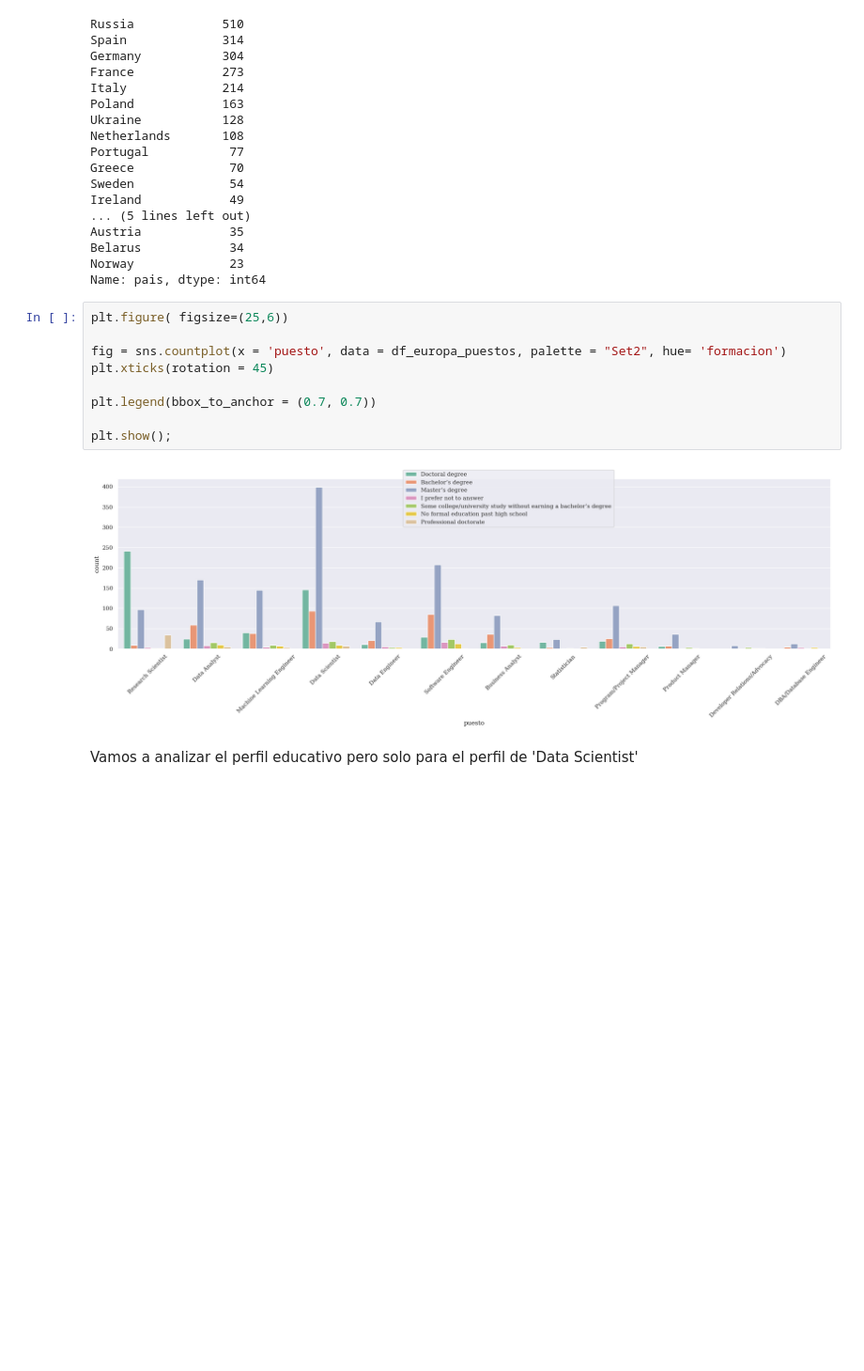
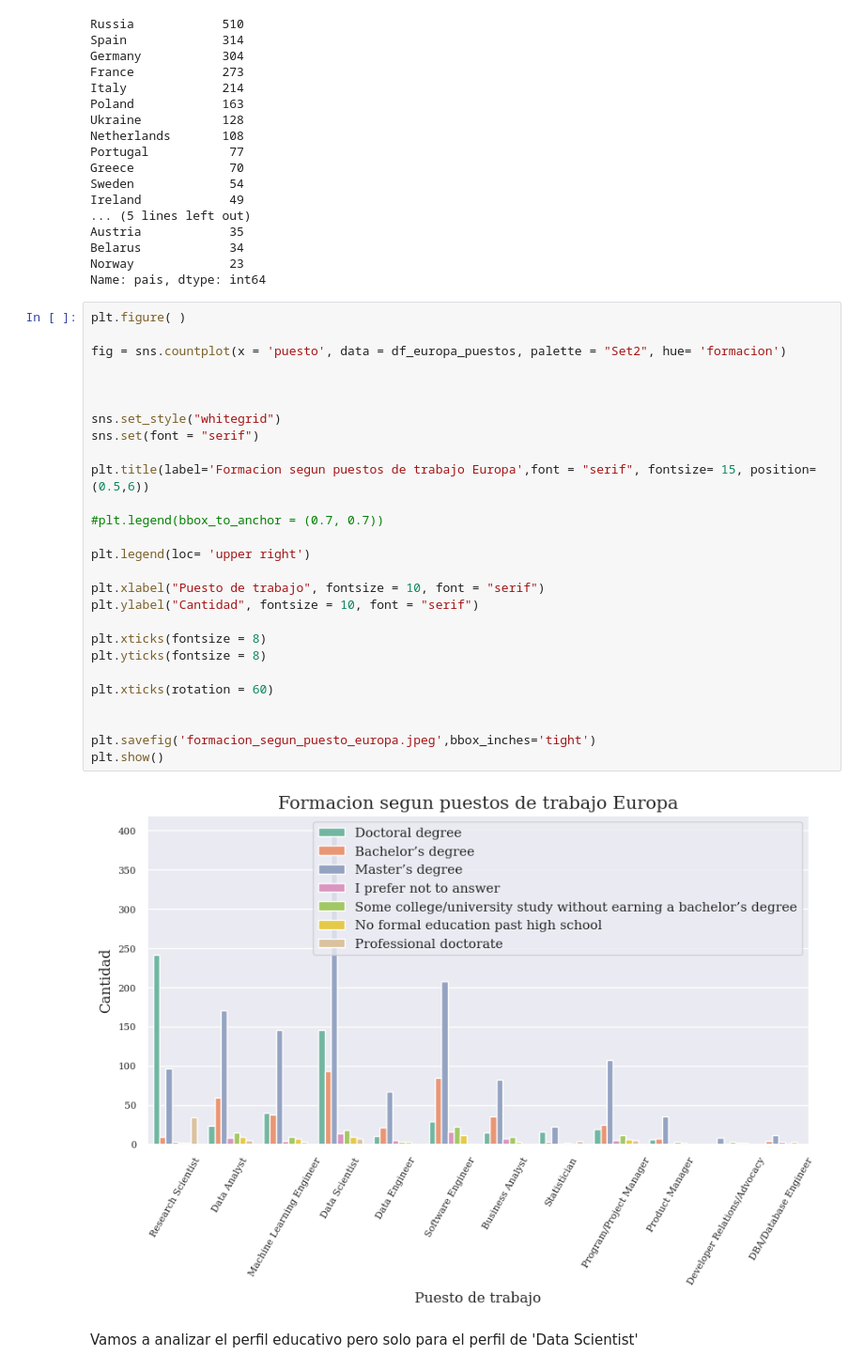
Before and after one commit to Adalab/project-DA-promo-c-modulo-2-team-5, a Jupyter notebook: Sprint3/sprint3_proyecto_modulo2.ipynb, the cells around one changed output. Shown at 94% size. Cells and saved outputs as stored; diff of their text form; blank space fills up the shorter version.

```diff
--- a/Sprint3/sprint3_proyecto_modulo2.ipynb
+++ b/Sprint3/sprint3_proyecto_modulo2.ipynb
@@ -201,17 +215,35 @@ Austria            35
 Belarus            34
 Norway             23
 Name: pais, dtype: int64
-# %%
-plt.figure( figsize=(25,6))
-
-fig = sns.countplot(x = 'puesto', data = df_europa_puestos, palette = "Set2", hue= 'formacion')
-plt.xticks(rotation = 45)
-
-plt.legend(bbox_to_anchor = (0.7, 0.7))
-
-plt.show();
-# %% [output]
-[figure, removed]
+# %%
+plt.figure( )
+
+fig = sns.countplot(x = 'puesto', data = df_europa_puestos, palette = "Set2", hue= 'formacion')
+
+
+
+sns.set_style("whitegrid")
+sns.set(font = "serif")
+
+plt.title(label='Formacion segun puestos de trabajo Europa',font = "serif", fontsize= 15, position=(0.5,6))
+
+#plt.legend(bbox_to_anchor = (0.7, 0.7))
+
+plt.legend(loc= 'upper right')
+
+plt.xlabel("Puesto de trabajo", fontsize = 10, font = "serif")
+plt.ylabel("Cantidad", fontsize = 10, font = "serif")
+
+plt.xticks(fontsize = 8)
+plt.yticks(fontsize = 8)
+
+plt.xticks(rotation = 60)
+
+
+plt.savefig('formacion_segun_puesto_europa.jpeg',bbox_inches='tight')
+plt.show()
+# %% [output]
+[figure, added]
 # %% [markdown]
 Vamos a analizar el perfil educativo pero solo para el perfil de 'Data Scientist'
 # %%
```
Also changed, not shown: parts of 25 cells of this notebook, 10 other files.
